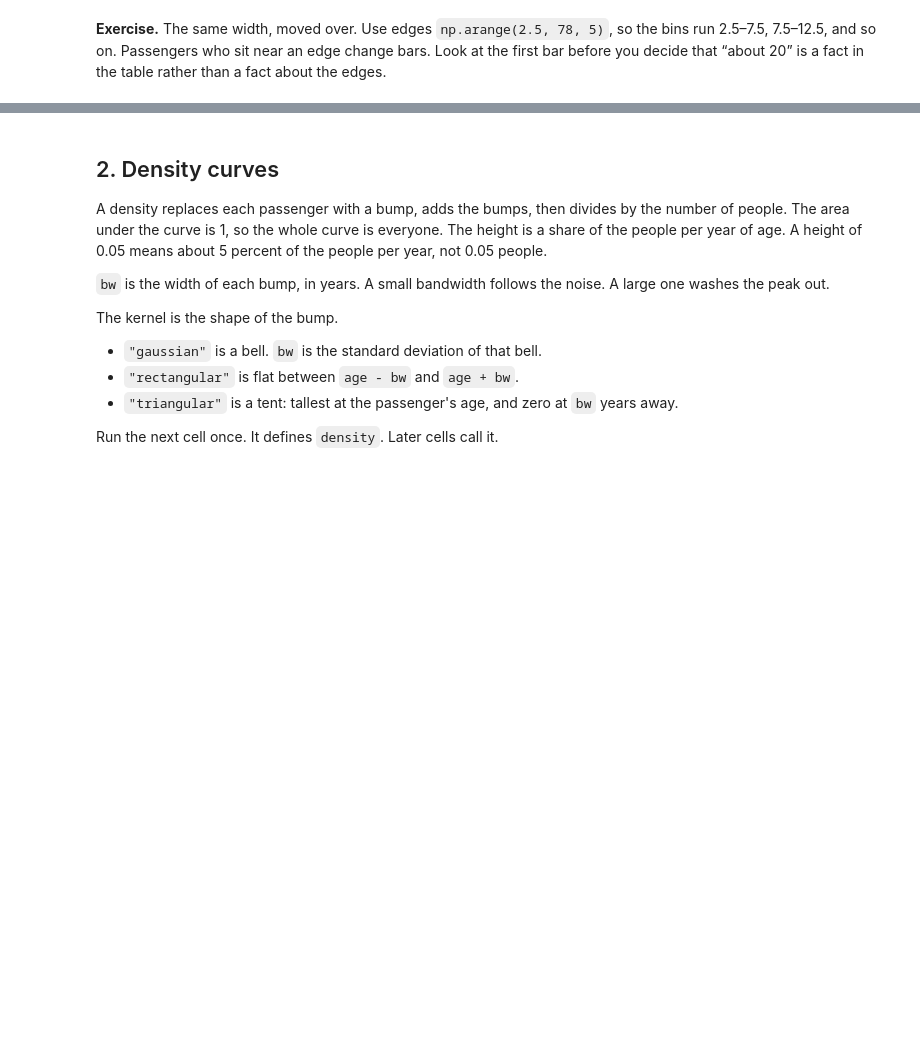
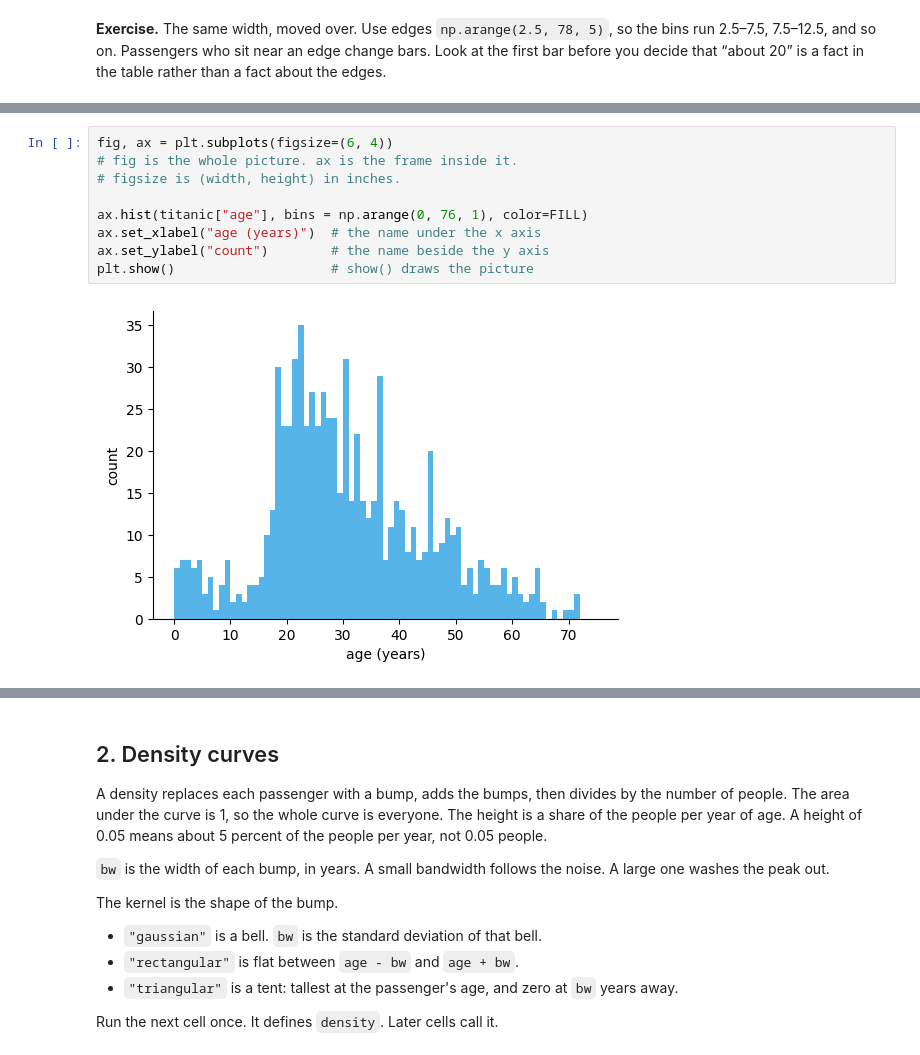
Before and after one commit to Alissa-Ouspen/data110_alissa, a Jupyter notebook: week5/class5_visualizing_distributions_Alissa.ipynb, the cells around one changed output, grey strips where cells are left out. Saved outputs shown, nothing was run; the diff lists cells and outputs as text; blank space fills up the shorter version.

```diff
--- a/week5/class5_visualizing_distributions_Alissa.ipynb
+++ b/week5/class5_visualizing_distributions_Alissa.ipynb
@@ -123,0 +115,11 @@ Write your code in the next cell, then run it.
+# %%
+fig, ax = plt.subplots(figsize=(6, 4))
+# fig is the whole picture. ax is the frame inside it.
+# figsize is (width, height) in inches.
+
+ax.hist(titanic["age"], bins = np.arange(0, 76, 1), color=FILL)
+ax.set_xlabel("age (years)")  # the name under the x axis
+ax.set_ylabel("count")        # the name beside the y axis
+plt.show()                    # show() draws the picture
+# %% [output]
+[figure, added]
```
Also changed, not shown: parts of 5 cells of this notebook.
